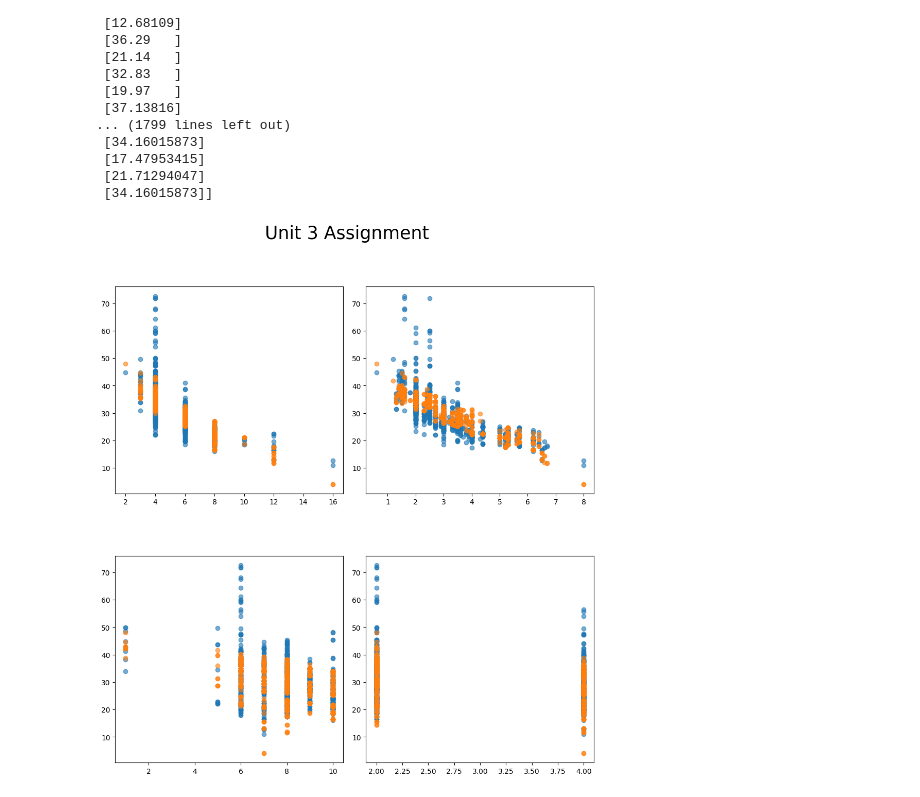
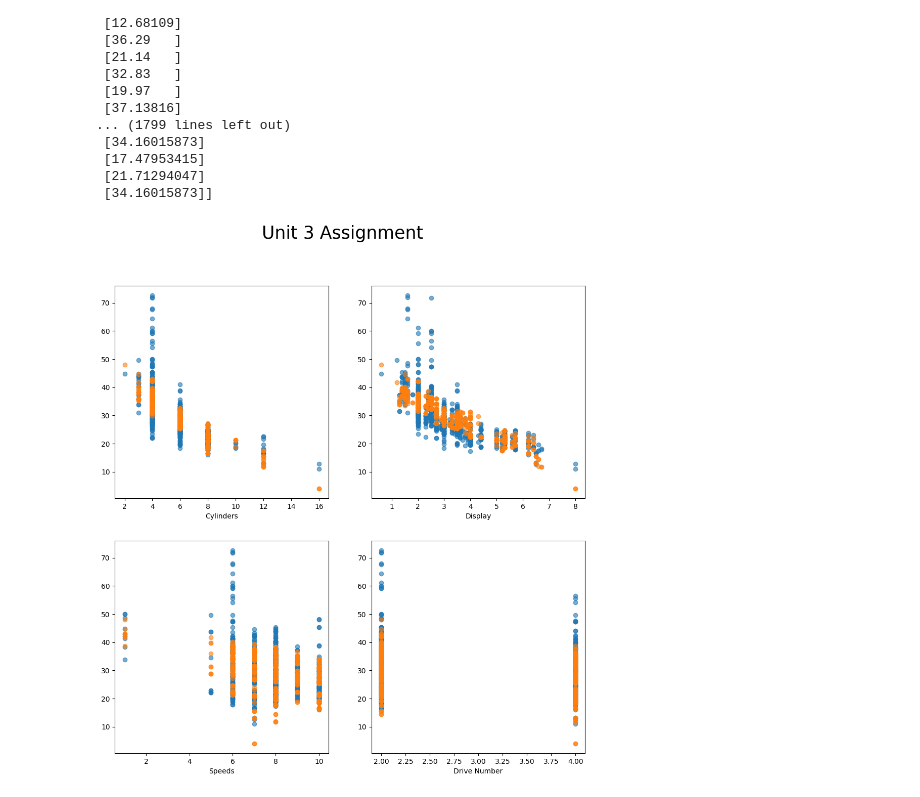
Before and after one commit to setiadha-unc/data720, a Jupyter notebook: Unit 5/Assignments/Unit5_Assignment_corrected.ipynb, the cells around one changed output. Drawn from its saved outputs; the diff is of its cells as text; code cells hidden in the pictures.

```diff
--- a/Unit 5/Assignments/Unit5_Assignment_corrected.ipynb
+++ b/Unit 5/Assignments/Unit5_Assignment_corrected.ipynb
@@ -272,26 +272,32 @@ print(y_test, Y_pred)
 # %%
 from matplotlib.gridspec import GridSpec
 
 fig = plt.figure(figsize=(12, 12))
-gs = GridSpec(2, 2, figure=fig, wspace=0.1, hspace=0.3)
+gs = GridSpec(2, 2, figure=fig, wspace=0.2, hspace=0.2)
 fig.suptitle("Unit 3 Assignment", fontsize=25)
 
 row1A = fig.add_subplot(gs[0, 0])
 row1A.scatter(X_test["cylinders"], y_test, label="test", alpha=0.6)
 row1A.scatter(X_test["cylinders"], Y_pred, label="pred", alpha=0.6)
+row1A.set_xlabel("Cylinders")
 
 row1B = fig.add_subplot(gs[0, 1])
 row1B.scatter(X_test["displ"], y_test, label="test", alpha=0.6)
 row1B.scatter(X_test["displ"], Y_pred, label="pred", alpha=0.6)
+row1B.set_xlabel("Display")
 
 row2A = fig.add_subplot(gs[1, 0])
 row2A.scatter(X_test["speeds"], y_test, label="test", alpha=0.6)
 row2A.scatter(X_test["speeds"], Y_pred, label="pred", alpha=0.6)
+row2A.set_xlabel("Speeds")
+
 
 row2B = fig.add_subplot(gs[1, 1])
 row2B.scatter(X_test["drive_number"], y_test, label="test", alpha=0.6)
 row2B.scatter(X_test["drive_number"], Y_pred, label="pred", alpha=0.6)
+row2B.set_xlabel("Drive Number")
+
 
 plt.show()
 # %% [output]
-[figure, old version]
+[figure, new version]
```
Also changed, not shown: parts of 3 cells of this notebook, 3 other files.
